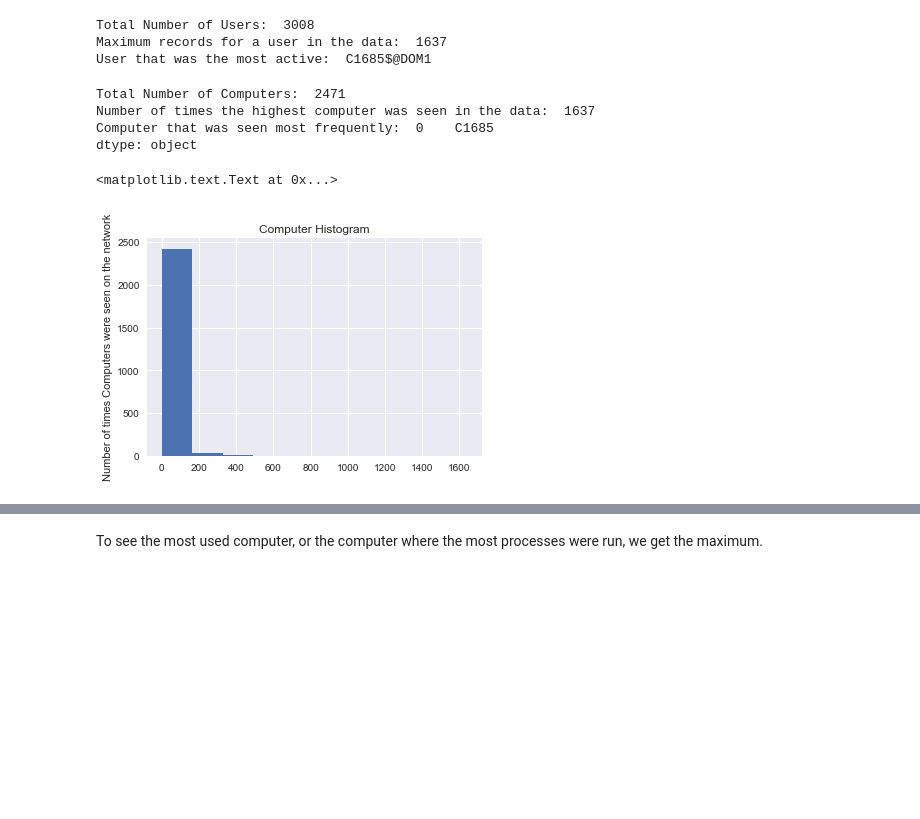
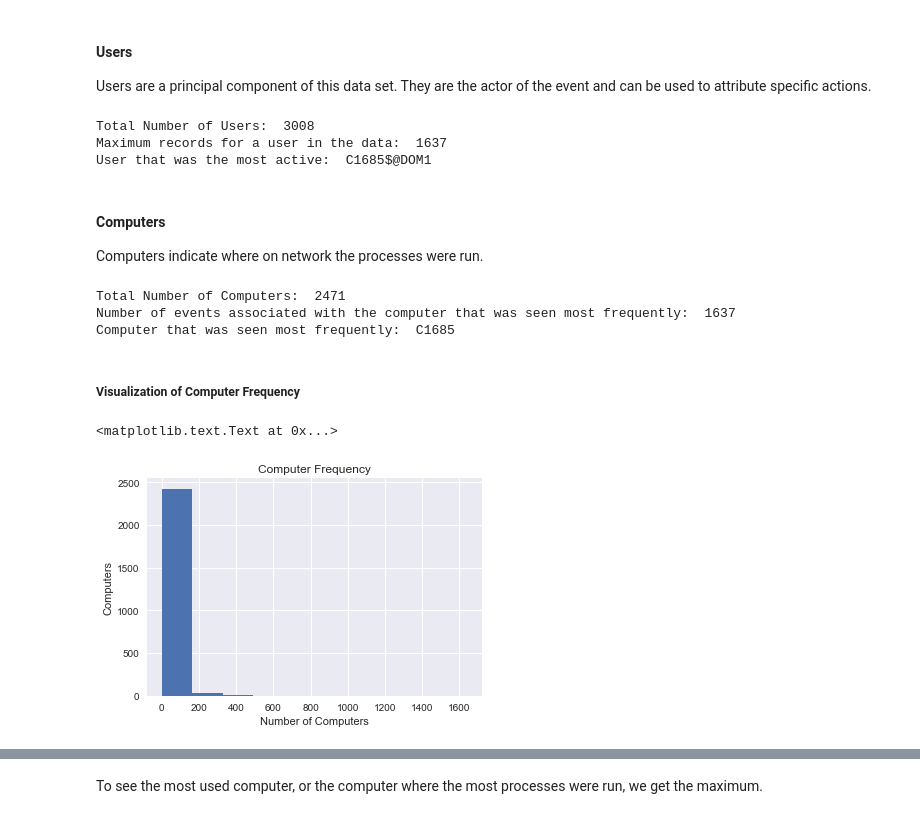
Before and after one commit to perlgirl2002/Capstone, a Jupyter notebook: Capstone.ipynb, the cells around one changed output, grey strips where cells are left out. Cells and saved outputs as stored; diff of their text form; code cells hidden in the pictures; blank space fills up the shorter version.

```diff
--- a/Capstone.ipynb
+++ b/Capstone.ipynb
@@ -42,3 +48,6 @@ When a new process is started on a workstation for the first time, it's a signif
+# %% [markdown]
+#### Users
+Users are a principal component of this data set.  They are the actor of the event and can be used to attribute specific actions.
 # %%
 print("Total Number of Users: ", df['username'].nunique())
 print("Maximum records for a user in the data: ", df['username'].value_counts().max())
@@ -47,22 +56,27 @@ print("User that was the most active: ", df['username'].mode()[0])
 Total Number of Users:  3008
 Maximum records for a user in the data:  1637
 User that was the most active:  C1685$@DOM1
+# %% [markdown]
+####  Computers
+Computers indicate where on network the processes were run.
 # %%
 print("Total Number of Computers: ", df['computer'].nunique())
-print("Maximum number of records for computer: ", df['computer'].value_counts().max())
+print("Number of events associated with the computer that was seen most frequently: ", df['computer'].value_counts().max())
 print("Computer that was seen most frequently: ", df['computer'].mode()[0])
 # %% [output]
 Total Number of Computers:  2471
-Number of times the highest computer was seen in the data:  1637
-Computer that was seen most frequently:  0    C1685
-dtype: object
+Number of events associated with the computer that was seen most frequently:  1637
+Computer that was seen most frequently:  C1685
+# %% [markdown]
+##### Visualization of Computer Frequency
 # %%
 computers_df = df['computer'].value_counts().reset_index()
 columns = ['computer','count']
 computers_df.columns=columns
 plt.hist(computers_df['count'])
-plt.title('Computer Histogram')
-plt.ylabel('Number of times Computers were seen on the network')
+plt.title('Computer Frequency')
+plt.ylabel('Computers')
+plt.xlabel('Number of Computers')
 # %% [output]
 <matplotlib.text.Text at 0x...>
-[figure, old version]
+[figure, new version]
```
Also changed, not shown: parts of 45 cells of this notebook.
